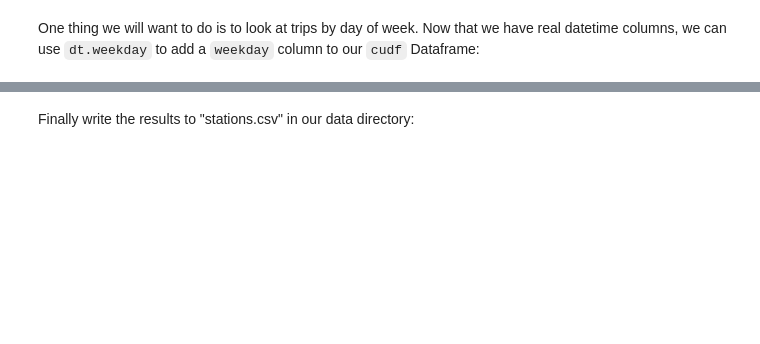
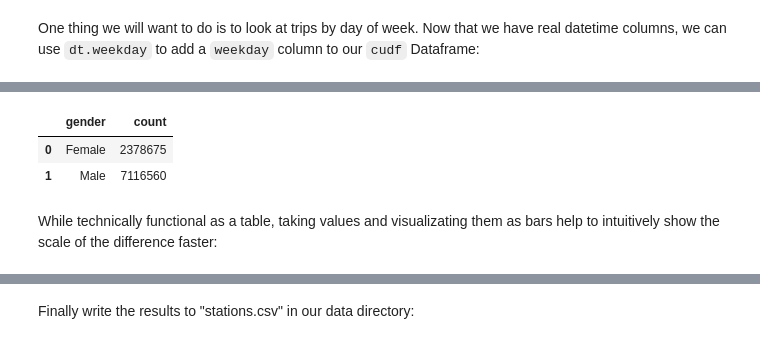
Before and after one commit to jupytercon/2020-exactlyallan, a Jupyter notebook: notebooks/01 Data Inspection and Validation.ipynb, the cells around one changed output, grey strips where cells are left out. Cells and saved outputs as stored; diff of their text form; code cells hidden in the pictures; blank space fills up the shorter version.

```diff
--- a/notebooks/01 Data Inspection and Validation.ipynb
+++ b/notebooks/01 Data Inspection and Validation.ipynb
@@ -60,0 +90,9 @@ In order to get a very quick look at things, we will use [`hvplot`](https://hvpl
+# %%
+mf_counts = df.groupby("gender").size().rename("count").reset_index()
+mf_counts
+# %% [output]
+|  | gender | count |
+| 0 | Female | 2378675 |
+| 1 | Male | 7116560 |
+# %% [markdown]
+While technically functional as a table, taking values and visualizating them as bars help to intuitively show the scale of the difference faster:
```
Also changed, not shown: parts of 44 cells of this notebook, 3 other files.
